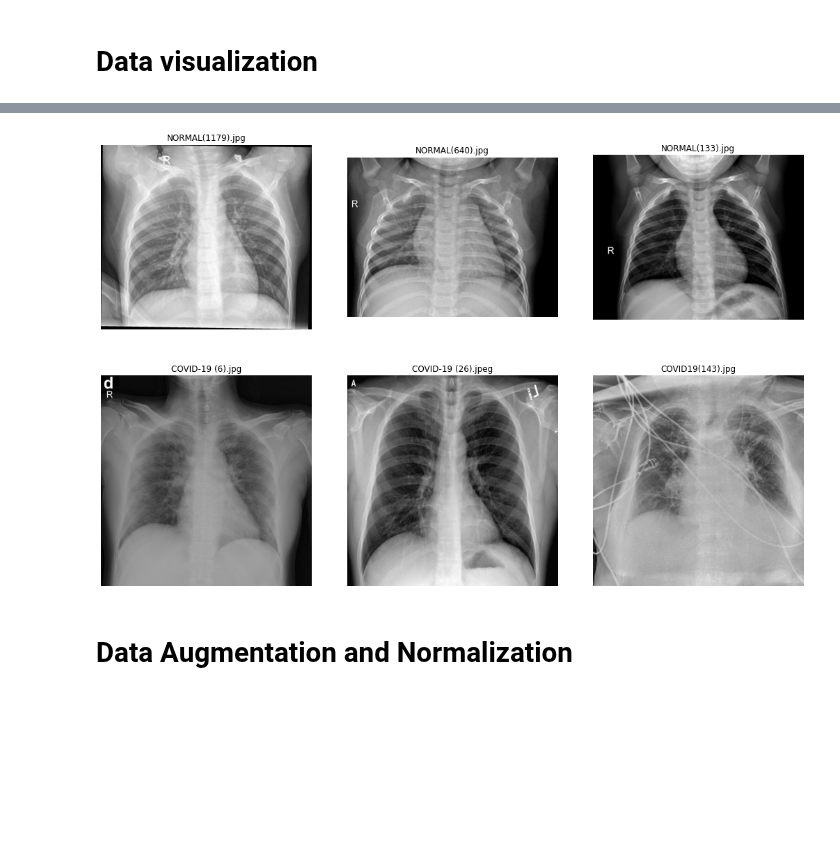
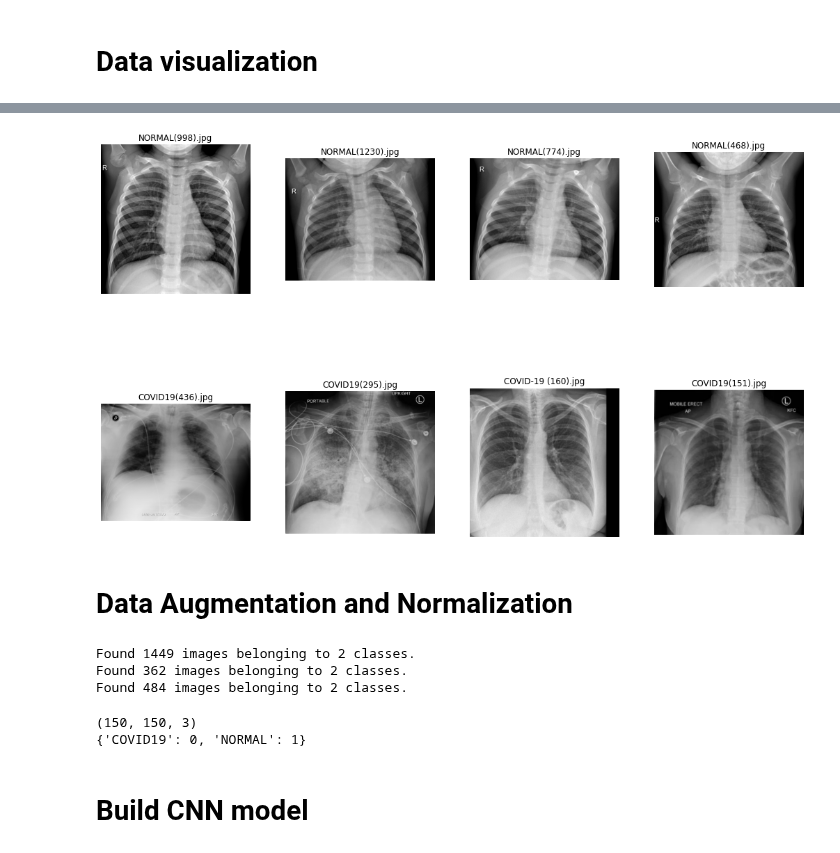
Before and after one commit to TaeMD/ML-projects, a Jupyter notebook: Covid19_Pneumonia_classification.ipynb, the cells around one changed output, grey strips where cells are left out. Drawn from its saved outputs; the diff is of its cells as text; code cells hidden in the pictures; blank space fills up the shorter version.

```diff
--- a/Covid19_Pneumonia_classification.ipynb
+++ b/Covid19_Pneumonia_classification.ipynb
@@ -118,8 +120,42 @@ def show_picture(n):
       ax.set_title(os.path.join(train_covid, train_covid_files[i]).split('/')[-1])
       ax.axis('Off')
 # %%
-show_picture(3)
+show_picture(4)
 # %% [output]
-[figure, old version]
+[figure, new version]
 # %% [markdown]
 # Data Augmentation and Normalization
+# %%
+train_gen = ImageDataGenerator(rescale = 1./255,
+                               rotation_range=20,
+                               width_shift_range=0.2,
+                               height_shift_range=0.2,
+                               shear_range=0.2,
+                               zoom_range=0.2,
+                               fill_mode='nearest',
+                               validation_split=0.2)
+
+validation_gen = ImageDataGenerator(rescale=1./255)
+
+test_gen = ImageDataGenerator(rescale = 1./255.0)
+
+train_generator = train_gen.flow_from_directory(train_dir, target_size=(150, 150),
+                                                class_mode='binary', subset = 'training', batch_size=32)
+
+validation_generator = train_gen.flow_from_directory(train_dir, target_size=(150, 150),
+                                                class_mode='binary', subset = 'validation', batch_size=32)
+
+test_generator = test_gen.flow_from_directory(test_dir, target_size=(150, 150),
+                                                class_mode='binary', batch_size=32)
+# %% [output]
+Found 1449 images belonging to 2 classes.
+Found 362 images belonging to 2 classes.
+Found 484 images belonging to 2 classes.
+# %%
+print(train_generator.image_shape)
+print(train_generator.class_indices)
+# %% [output]
+(150, 150, 3)
+{'COVID19': 0, 'NORMAL': 1}
+# %% [markdown]
+# Build CNN model
```
Also changed, not shown: parts of 9 cells of this notebook.
